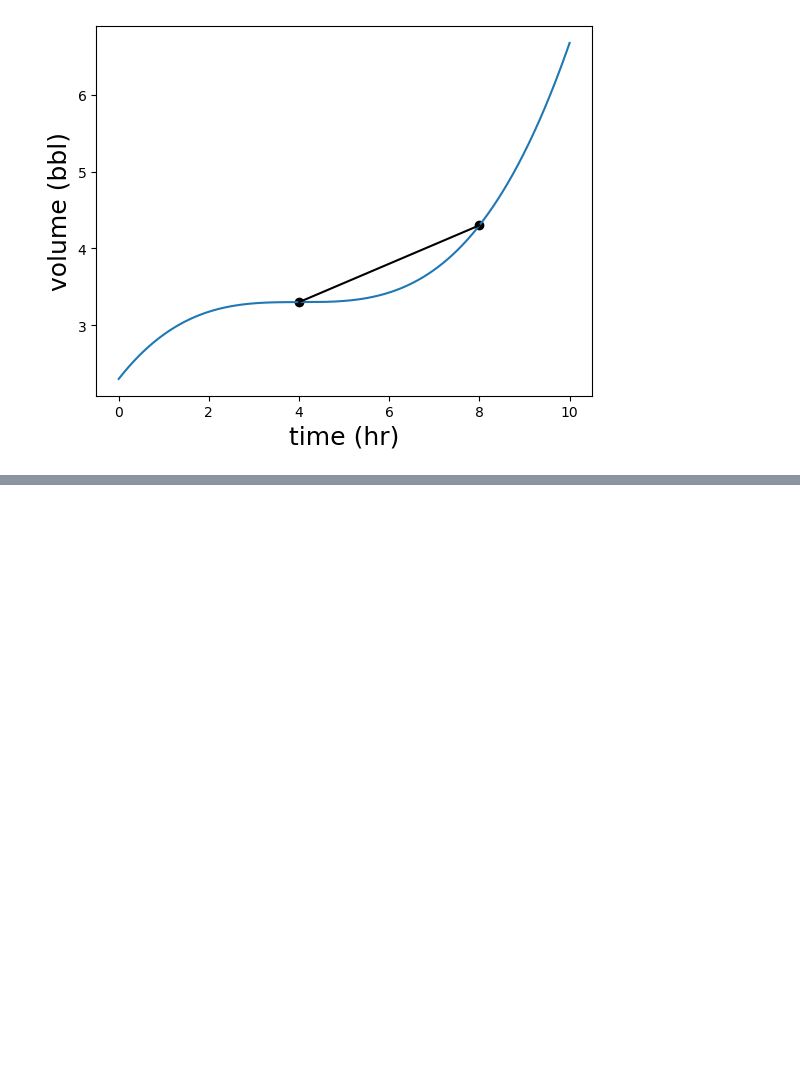
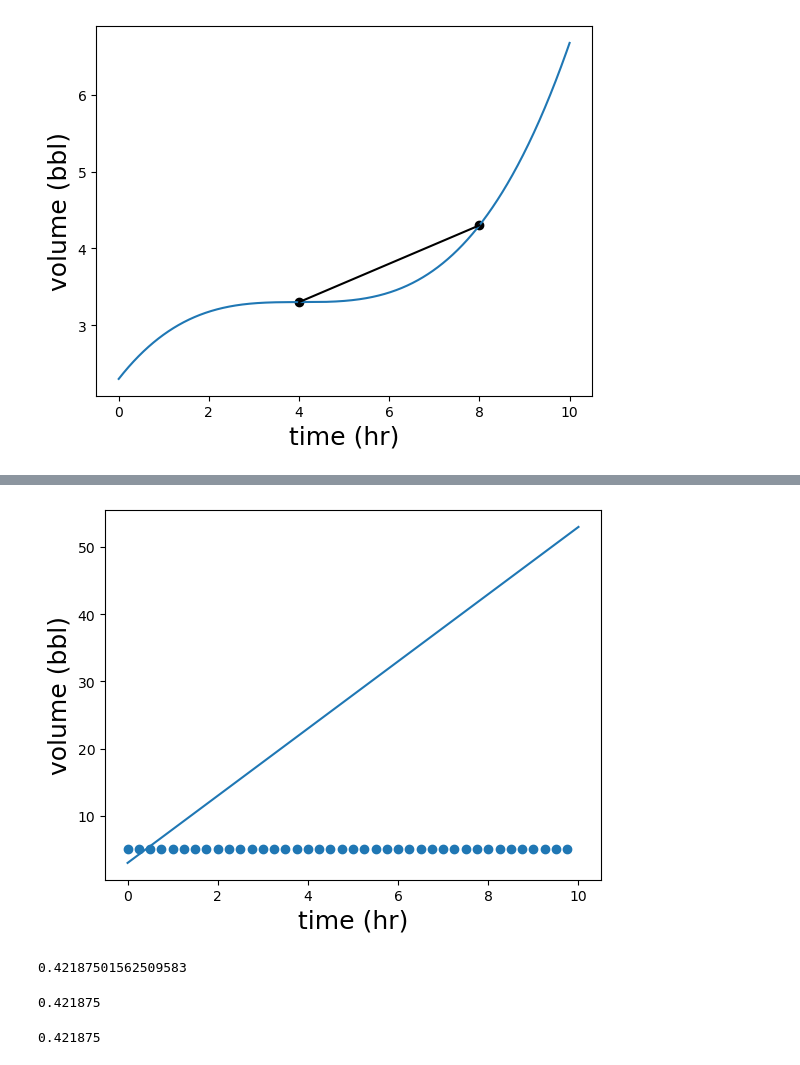
Before and after one commit to Brailor/Math-for-Programmers, a Jupyter notebook: Chapter_08/own.ipynb, the cells around one changed output, grey strips where cells are left out. Drawn from its saved outputs; the diff is of its cells as text; code cells hidden in the pictures; blank space fills up the shorter version.

```diff
--- a/Chapter_08/own.ipynb
+++ b/Chapter_08/own.ipynb
@@ -78,0 +91,10 @@ plot_interval_flow_rates(volume,0,10,1)
+# %%
+# Exercise 8.5: Write a linear_volume_function and plot the flow rate over time to show that it is constant.
+def linear_volume(t):
+    return 5 * t + 3
+plot_interval_flow_rates(linear_volume, 0, 10, 0.25)
+# plot_interval_flow_rates(volume, 0, 10, 0.25)
+# plot_volume(volume, 0, 10)
+plot_volume(linear_volume, 0, 10)
+# %% [output]
+[figure, added]
@@ -78,0 +114,8 @@ plot_interval_flow_rates(volume,0,10,1)
+# %%
+average_flow_rate(volume, 0.999, 1.001)
+# %% [output]
+0.42187501562509583
+# %%
+instantaneous_flow_rate(volume, 1)
+# %% [output]
+0.421875
@@ -78,0 +125,5 @@ plot_interval_flow_rates(volume,0,10,1)
+# %%
+fn = get_flow_rate_function(volume)
+fn(1)
+# %% [output]
+0.421875
```
Also changed, not shown: parts of 11 cells of this notebook.
